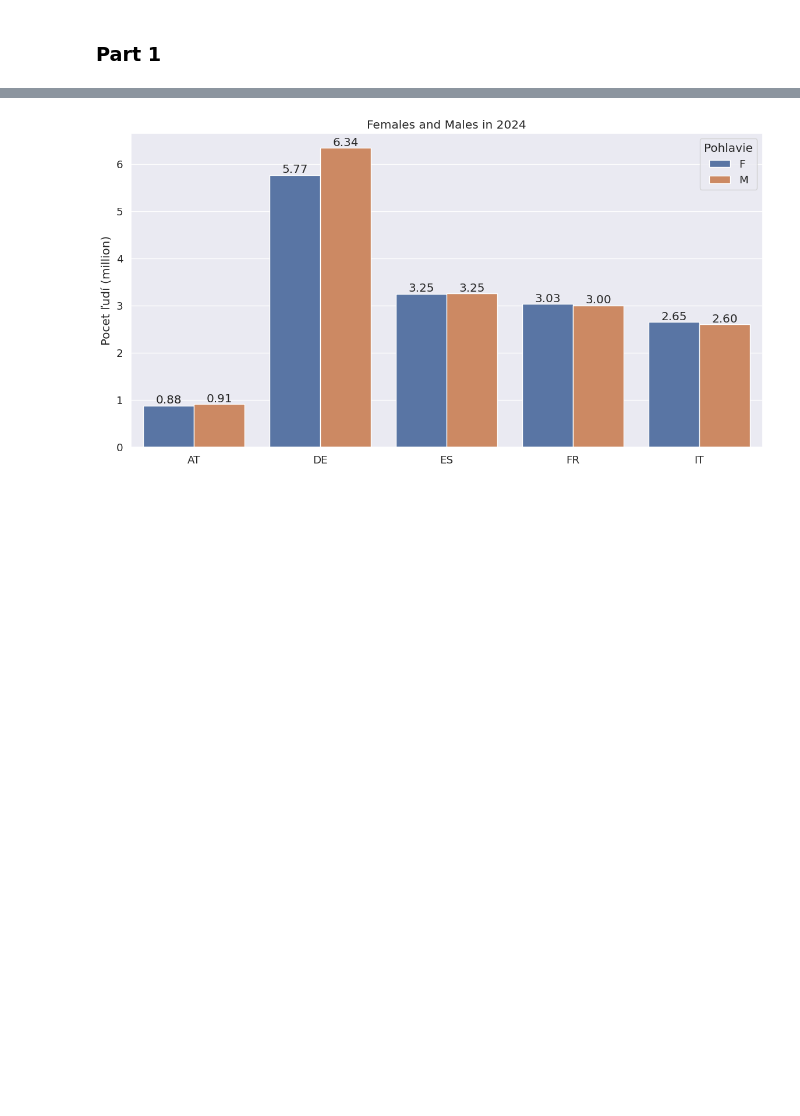
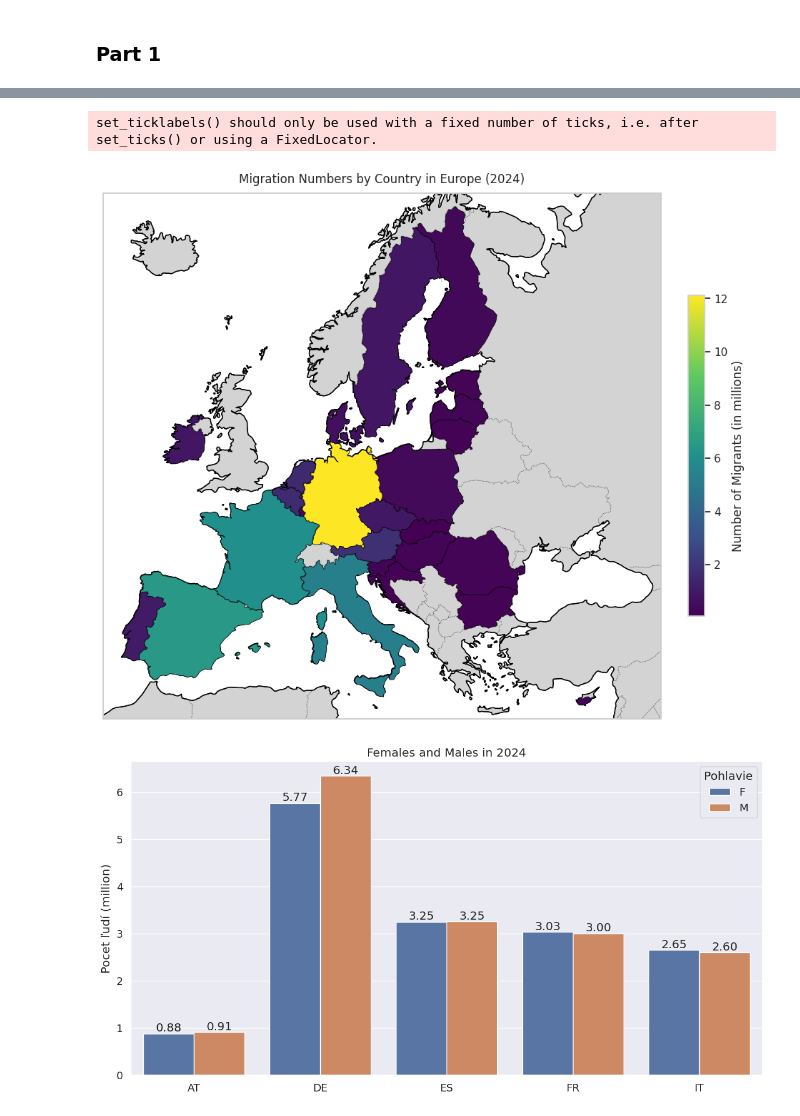
Before and after one commit to loveBeatles/datavis_project, a Jupyter notebook: group_project.ipynb, the cells around one changed output, grey strips where cells are left out. Drawn from its saved outputs; the diff is of its cells as text; code cells hidden in the pictures; blank space fills up the shorter version.

```diff
--- a/group_project.ipynb
+++ b/group_project.ipynb
@@ -155,3 +126,48 @@ fig.show()
+# %%
+url1 = "https://raw.githubusercontent.com/loveBeatles/datavis_project/main/data/points_of_country.csv"
+data_frame_by_points_of_country = pd.read_csv(url1, usecols=['Country', 'ISO-ALPHA-2', 'Latitude', 'Longitude'])
+
+data = {
+    "geo": list(df['geo'].unique())
+}
+
+points = (pd.merge(pd.DataFrame(data), data_frame_by_points_of_country, left_on='geo', right_on='ISO-ALPHA-2'))
+
+nove_frame = pd.merge(points, df_sorted_by_number_immigrates, on="geo")
+
+fig, ax = plt.subplots(figsize=(10, 8), subplot_kw={'projection': ccrs.LambertConformal(15.0, 50.0)})
+ax.set_extent([-10, 40, 35, 70], crs=ccrs.PlateCarree())
+
+ax.add_feature(cfeature.LAND, edgecolor='black', facecolor='lightgray')
+ax.add_feature(cfeature.COASTLINE, linewidth=0.8)
+ax.add_feature(cfeature.BORDERS, linestyle=':', linewidth=0.5)
+
+cmap = LinearSegmentedColormap.from_list("custom_viridis", [
+    (0.267004, 0.004874, 0.329415),
+    (0.229739, 0.322470, 0.545267),
+    (0.127568, 0.566949, 0.550556),
+    (0.369214, 0.788888, 0.382914),
+    (0.993248, 0.906157, 0.143936)
+])
+
+norm = plt.Normalize(nove_frame['OBS_VALUE'].min(), nove_frame['OBS_VALUE'].max())
+
+migration_dict = dict(zip(nove_frame['Country'], nove_frame['OBS_VALUE']))
+for country in shpreader.Reader(shpreader.natural_earth('50m', 'cultural', 'admin_0_countries')).records():
+    if country.attributes['NAME_LONG'] in migration_dict:
+        ax.add_geometries([country.geometry], ccrs.PlateCarree(),
+                          facecolor=cmap(norm(migration_dict[country.attributes['NAME_LONG']])),
+                          edgecolor='black', linewidth=0.5)
+
+cbar = plt.colorbar(plt.cm.ScalarMappable(cmap=cmap, norm=norm), ax=ax, shrink=0.6, pad=0.04)
+cbar.set_label('Number of Migrants (in millions)', fontsize=12)
+cbar.set_ticklabels([0, 2, 4, 6, 8, 10, 12])
+
+plt.title('Migration Numbers by Country in Europe (2024)', fontsize=12, pad=10)
+plt.tight_layout()
+# %% [output]
+set_ticklabels() should only be used with a fixed number of ticks, i.e. after set_ticks() or using a FixedLocator.
+[figure, added]
 # %%
 df['OBS_VALUE_milion'] = df['OBS_VALUE'] /1000000
 osnova = df[df['geo'].isin(countries_highest_number_immigrates)]
```
Also changed, not shown: parts of 9 cells of this notebook.
